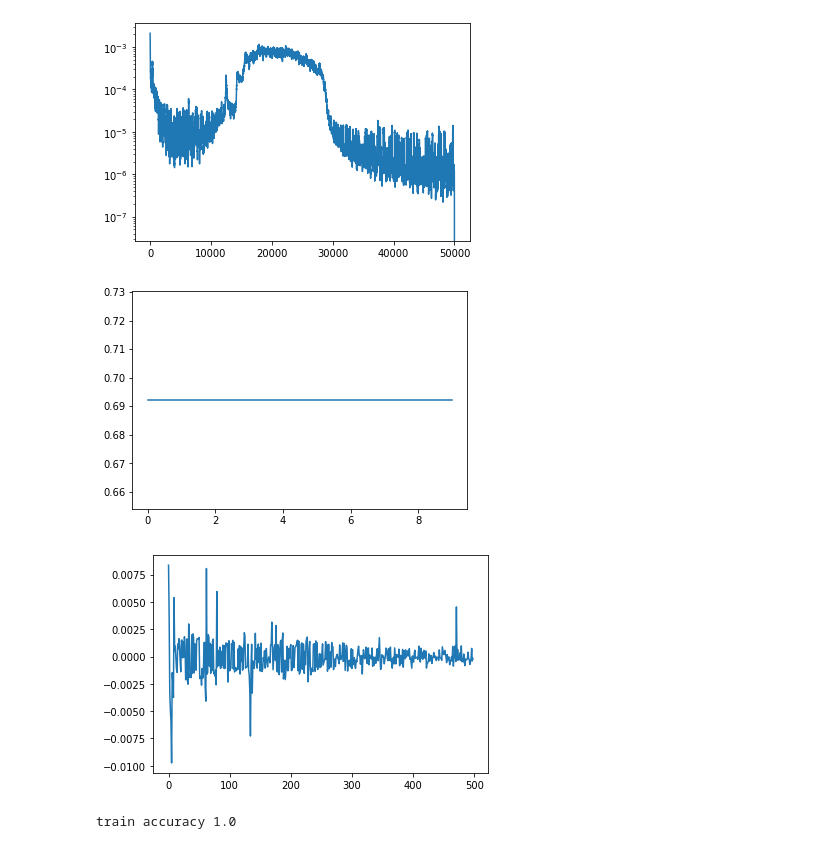
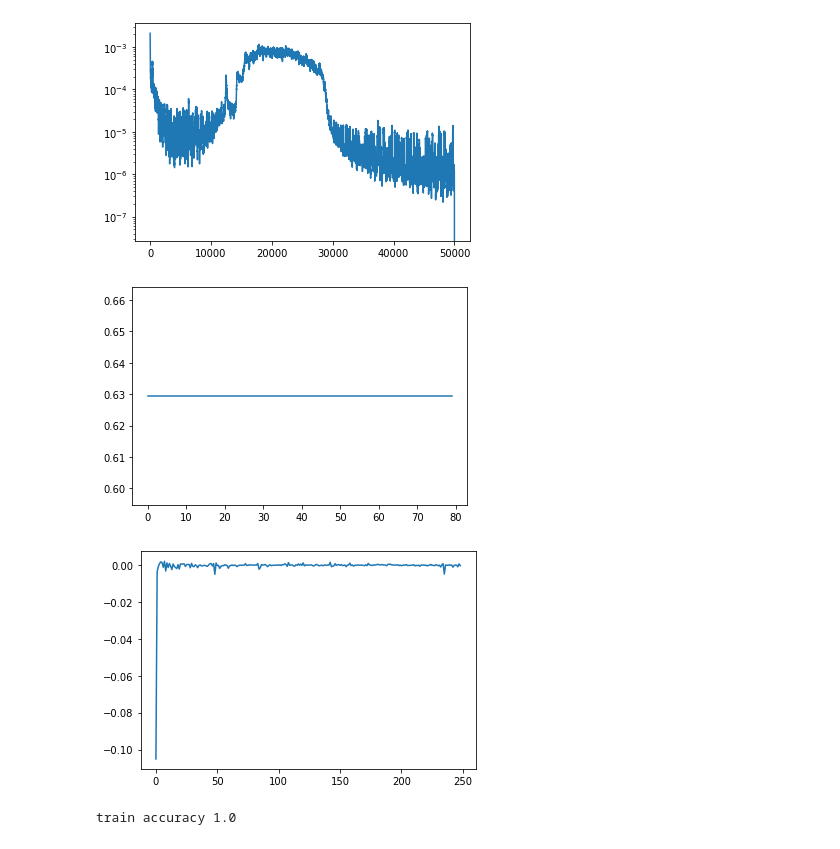
Before and after one commit to lorenz0890/plain_numpy_dnn, a Jupyter notebook: numpy_only_nn.ipynb, the cells around one changed output. Cells and saved outputs as stored; diff of their text form; code cells hidden in the pictures.

```diff
--- a/numpy_only_nn.ipynb
+++ b/numpy_only_nn.ipynb
@@ -358,23 +358,27 @@ layers = [
 # TODO:
 # Add the difference between adjunct layer weight matrices and their distributions somehow.
 # Current calculation based only on the current layers weight matrix shape and changing exponents.
-MOD_WEIGHTS = True
-max_power = 4
+MOD_WEIGHTS = False
+max_power = 3
 if MOD_WEIGHTS == True:
     k = len(layers)
     stepsize = int(max_power/k)
 
-    for i in range(0, k):
+    for i in range(0, k , 1):
         ratio = (min(layers[i].W.shape[0], layers[i].W.shape[1])/
                  max(layers[i].W.shape[0], layers[i].W.shape[1]))
         power = 1.0/np.power(10, stepsize*i)
+        print(i)
+        print(power)
+        print(ratio)
         layers[i].W *= power * ratio
         layers[k-1-i].b *= power * ratio
+        print(layers[i].W,'\n')
 
 
-batch_size = 20
-epochs = 10
-alpha = 4.0e-2
+batch_size = 40
+epochs = 80
+alpha = 9.0e-1
 beta = 1e-3
 iteration_loss = []
 epoch_loss = []
@@ -402,33 +406,33 @@ for i  in range(epochs):
             dA = np.dot(layer.W.T, dZ)
             gradient_normalizer = np.abs(1.0/dA)  # Gradient normalization and amplification
             gradient_amplifier = max(dA.shape[0], layer.W.shape[0])/min(dA.shape[0], layer.W.shape[0])
             dA*=gradient_normalizer*gradient_amplifier
             updW.append(dW*exp_decay(batch_no*i, alpha, beta))
             updB.append(db*exp_decay(batch_no*i, alpha, beta))
 
         for k, W in enumerate(updW):
             if k == len(updW)-1: mean_grads_top_layer.append(W.mean())
             layers[k].W -= W
             layers[k].b -= updB[k]
         layers.reverse()
         batch_no+=1
 
     epoch_loss.append(np.array(iteration_loss).mean())
 
 
 correct = 0
 pyplot.plot(epoch_loss)
 pyplot.show()
 pyplot.plot(mean_grads_top_layer)
 pyplot.show()
 for j, x in enumerate(X):
     Y_hat = x
     for layer in layers:
         Y_hat = layer.prop_fwd(Y_hat)
     if (np.around(Y_hat, decimals=0) == Y[j]).all():
         correct+=1
 print('train accuracy', correct/len(Y))
 # %% [output]
-[figure, old version]
+[figure, new version]
-[figure, old version]
+[figure, new version]
 train accuracy 1.0
```
Also changed, not shown: parts of 2 cells of this notebook.
